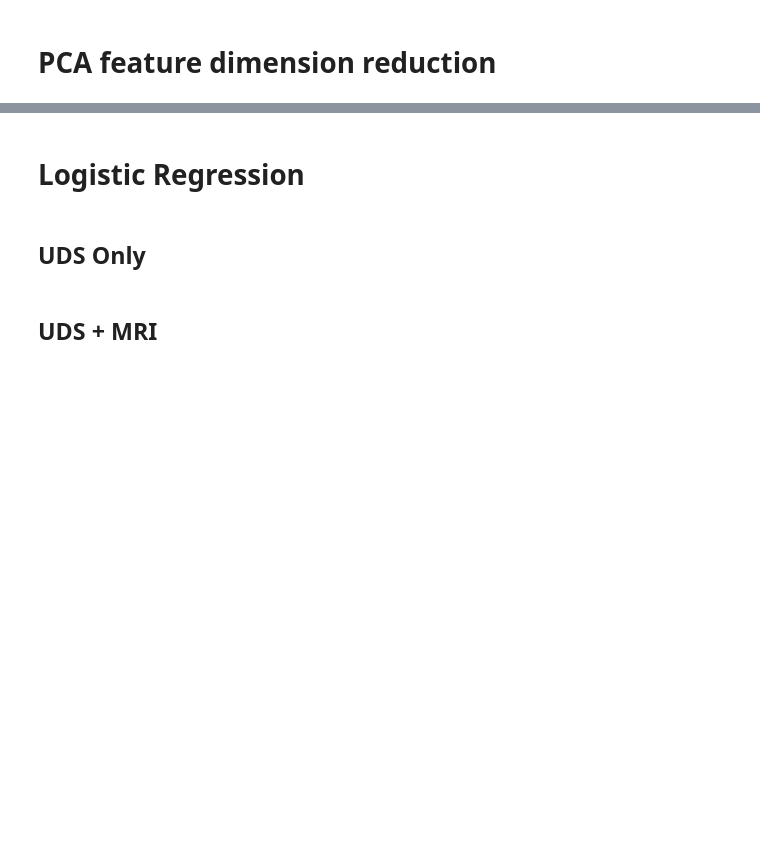
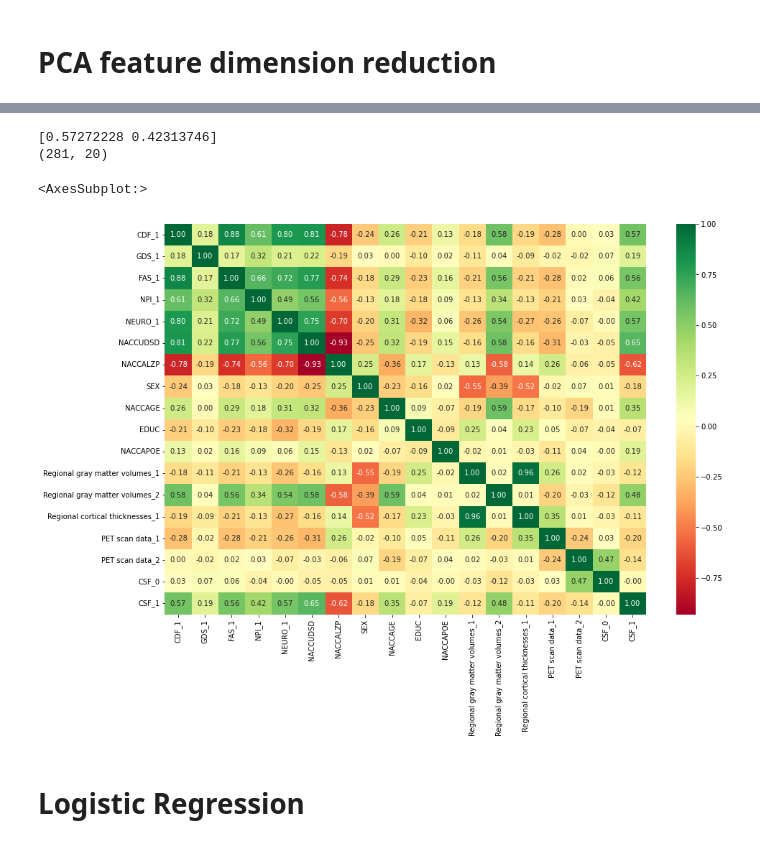
Before and after one commit to JeremyJosephLin/STA275_final_project, a Jupyter notebook: model/Baseline_random_forest_imputation.ipynb, the cells around one changed output, grey strips where cells are left out. Drawn from its saved outputs; the diff is of its cells as text; code cells hidden in the pictures; blank space fills up the shorter version.

```diff
--- a/model/Baseline_random_forest_imputation.ipynb
+++ b/model/Baseline_random_forest_imputation.ipynb
@@ -14,6 +14,13 @@ reload(load_data)
 uds = load_data.load_uds()
 mri = load_data.load_mri()
 csf = load_data.load_csf()
+csf = csf.drop(['CSFTTYR', 'CSFLPMO', 'CSFLPDY', 'CSFABMO', 'CSFABDY', 'CSFABYR',
+                'CSFPTMO', 'CSFPTDY', 'CSFPTYR', 'CSFTTMO', 'CSFTTDY', 'CSFTTYR', 'CSFLPYR',
+                'CSFTTMDX','CSFABMDX', 'CSFPTMDX'], axis=1)
 uds_dict, mri_dict = load_data.load_feature_map()
 print(uds.shape, mri.shape, csf.shape)
+
+# uds.to_csv("../data/data_cleaned/uds.csv", index = False)
+# mri.to_csv("../data/data_cleaned/mri.csv", index = False)
+# csf.to_csv("../data/data_cleaned/csf.csv", index = False)
 # %% [output]
@@ -138,14 +146,24 @@ sns.heatmap(uds_mri_merged.corr(), annot=True, fmt='.2f', cmap='RdYlGn')
 # %%
-csf_var = csf.drop("NACCADC", axis=1).describe().columns
-csf_pca = pca.fit_transform(csf[csf_var])
+# CSF-patient, duplicates exist for some individuals - should keep the MD features?
+csf = csf.groupby('NACCID').mean().reset_index()
+# csf_var = csf.drop("NACCADC", axis=1).describe().columns
+pca = PCA(n_components=2)
+csf_pca = pca.fit_transform(csf.drop(['NACCID', 'NACCADC'], axis=1))
+print(pca.explained_variance_ratio_)
+
 csf_pca = pd.DataFrame(csf_pca[:,:2])
 csf_pca.columns = ['CSF_{}'.format(i) for i in range(csf_pca.shape[1])]
 csf_pca['NACCID'] = csf.reset_index()['NACCID']
 uds_mri_cfs_merged = uds_mri_merged.merge(csf_pca, on='NACCID', how='inner')
 print(uds_mri_cfs_merged.shape)
 
 plt.figure(figsize = (15, 10))
 sns.heatmap(uds_mri_cfs_merged.corr(), annot=True, fmt='.2f', cmap='RdYlGn')
+# %% [output]
+[0.57272228 0.42313746]
+(281, 20)
+<AxesSubplot:>
+[figure, added]
 # %% [markdown]
 # Logistic Regression
 # %%
@@ -155,2 +181,0 @@ from sklearn import metrics
-# %% [markdown]
-## UDS Only
@@ -171,2 +181,0 @@ print(metrics.accuracy_score(y_test, clf.predict(X_test)))
-# %% [markdown]
-## UDS + MRI
```
Also changed, not shown: parts of 24 cells of this notebook, 1 other file.
